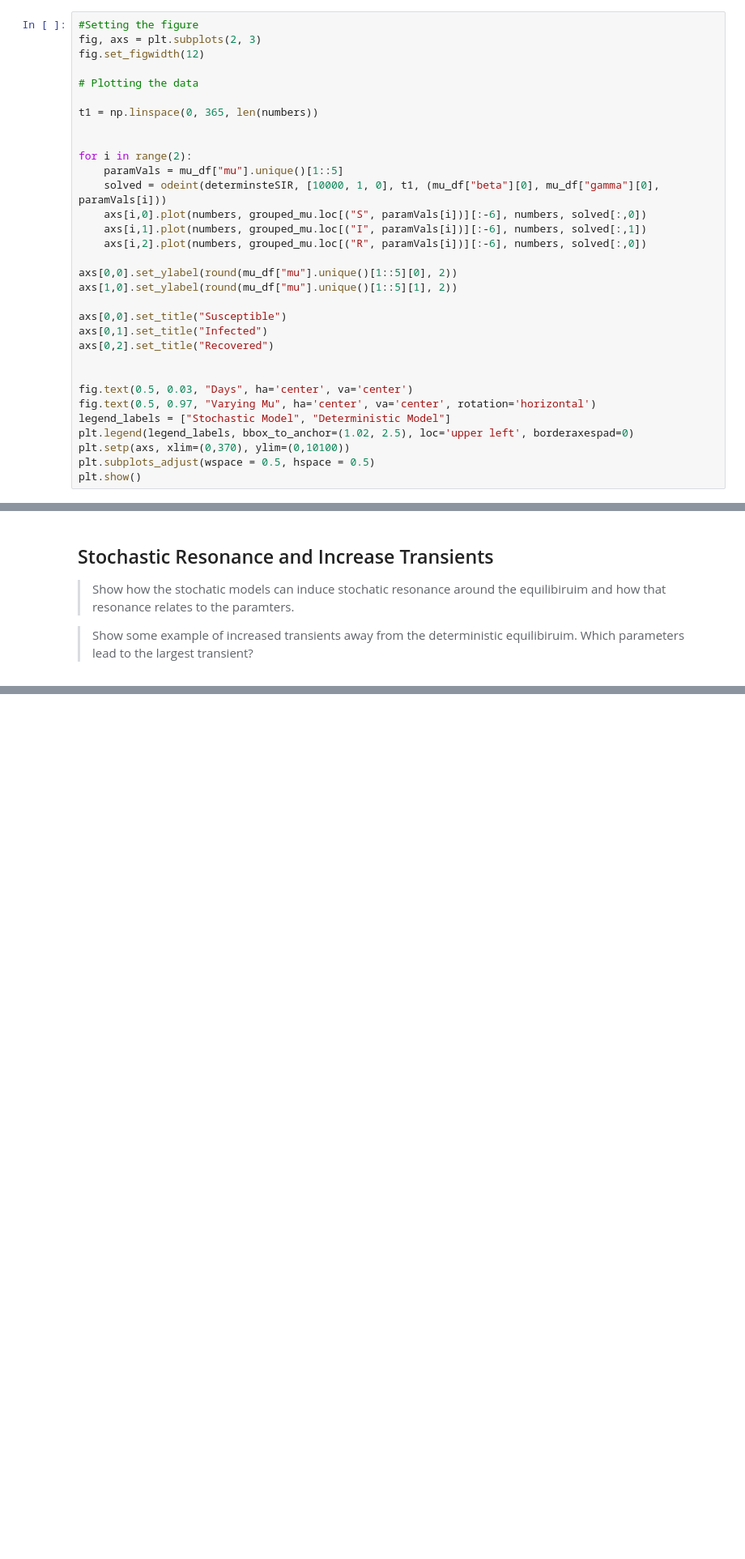
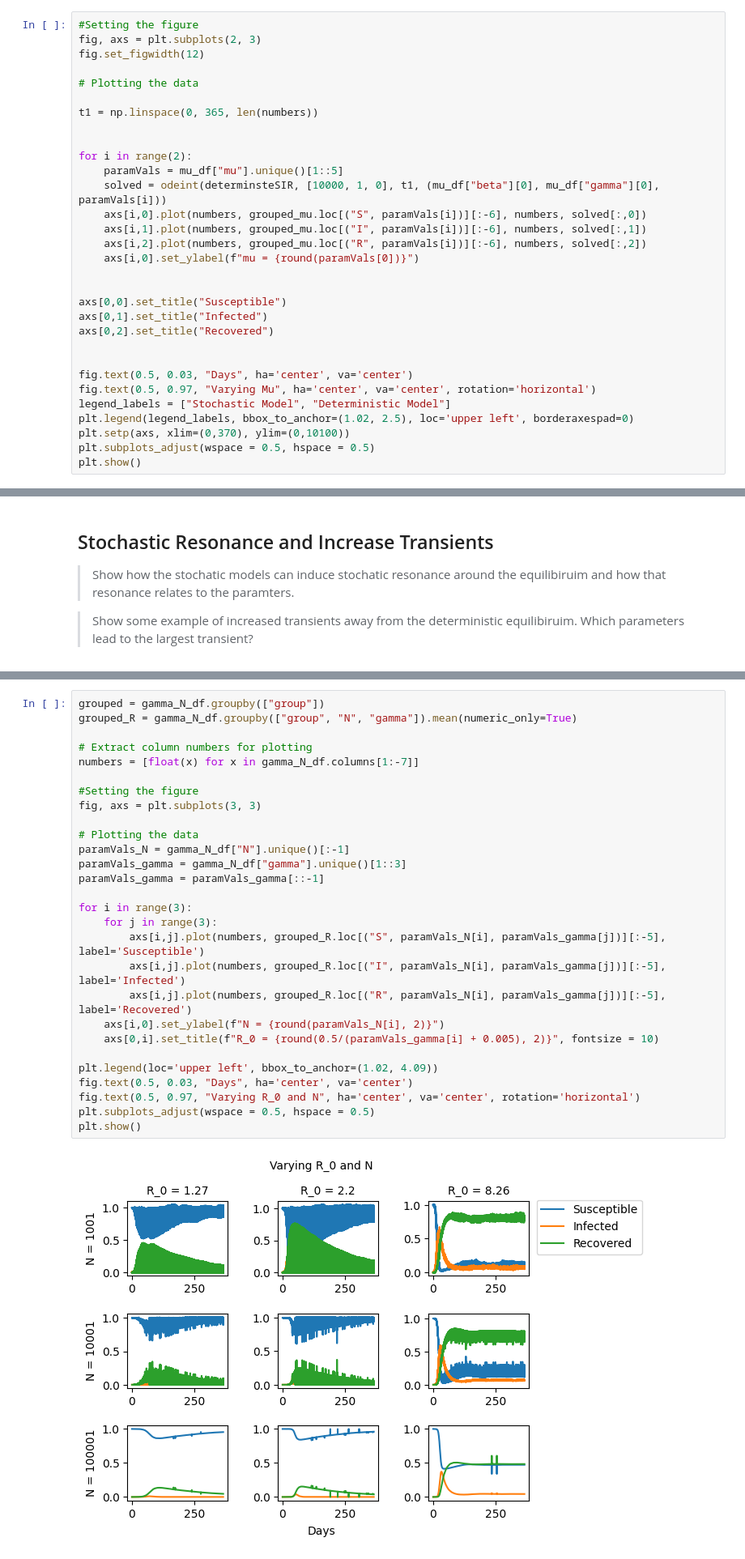
Before and after one commit to AmirSahrani/IntroCompAssignment2_fresh, a Jupyter notebook: Assignment2.ipynb, the cells around one changed output, grey strips where cells are left out. Shown at 81% size. Drawn from its saved outputs; the diff is of its cells as text; blank space fills up the shorter version.

```diff
--- a/Assignment2.ipynb
+++ b/Assignment2.ipynb
@@ -415,10 +413,9 @@ for i in range(2):
     solved = odeint(determinsteSIR, [10000, 1, 0], t1, (mu_df["beta"][0], mu_df["gamma"][0], paramVals[i]))
     axs[i,0].plot(numbers, grouped_mu.loc[("S", paramVals[i])][:-6], numbers, solved[:,0])
     axs[i,1].plot(numbers, grouped_mu.loc[("I", paramVals[i])][:-6], numbers, solved[:,1])
-    axs[i,2].plot(numbers, grouped_mu.loc[("R", paramVals[i])][:-6], numbers, solved[:,0])
+    axs[i,2].plot(numbers, grouped_mu.loc[("R", paramVals[i])][:-6], numbers, solved[:,2])
+    axs[i,0].set_ylabel(f"mu = {round(paramVals[0])}")
 
-axs[0,0].set_ylabel(round(mu_df["mu"].unique()[1::5][0], 2))
-axs[1,0].set_ylabel(round(mu_df["mu"].unique()[1::5][1], 2))
 
 axs[0,0].set_title("Susceptible")
 axs[0,1].set_title("Infected")
@@ -637,0 +635,30 @@ plt.show()
+# %%
+grouped = gamma_N_df.groupby(["group"])
+grouped_R = gamma_N_df.groupby(["group", "N", "gamma"]).mean(numeric_only=True)
+
+# Extract column numbers for plotting
+numbers = [float(x) for x in gamma_N_df.columns[1:-7]]
+
+#Setting the figure
+fig, axs = plt.subplots(3, 3)
+
+# Plotting the data
+paramVals_N = gamma_N_df["N"].unique()[:-1]
+paramVals_gamma = gamma_N_df["gamma"].unique()[1::3]
+paramVals_gamma = paramVals_gamma[::-1]
+
+for i in range(3):
+    for j in range(3):
+        axs[i,j].plot(numbers, grouped_R.loc[("S", paramVals_N[i], paramVals_gamma[j])][:-5], label='Susceptible')
+        axs[i,j].plot(numbers, grouped_R.loc[("I", paramVals_N[i], paramVals_gamma[j])][:-5], label='Infected')
+        axs[i,j].plot(numbers, grouped_R.loc[("R", paramVals_N[i], paramVals_gamma[j])][:-5], label='Recovered')
+    axs[i,0].set_ylabel(f"N = {round(paramVals_N[i], 2)}")
+    axs[0,i].set_title(f"R_0 = {round(0.5/(paramVals_gamma[i] + 0.005), 2)}", fontsize = 10)
+
+plt.legend(loc='upper left', bbox_to_anchor=(1.02, 4.09))
+fig.text(0.5, 0.03, "Days", ha='center', va='center')
+fig.text(0.5, 0.97, "Varying R_0 and N", ha='center', va='center', rotation='horizontal')
+plt.subplots_adjust(wspace = 0.5, hspace = 0.5)
+plt.show()
+# %% [output]
+[figure, added]
```
Also changed, not shown: parts of 8 cells of this notebook.
